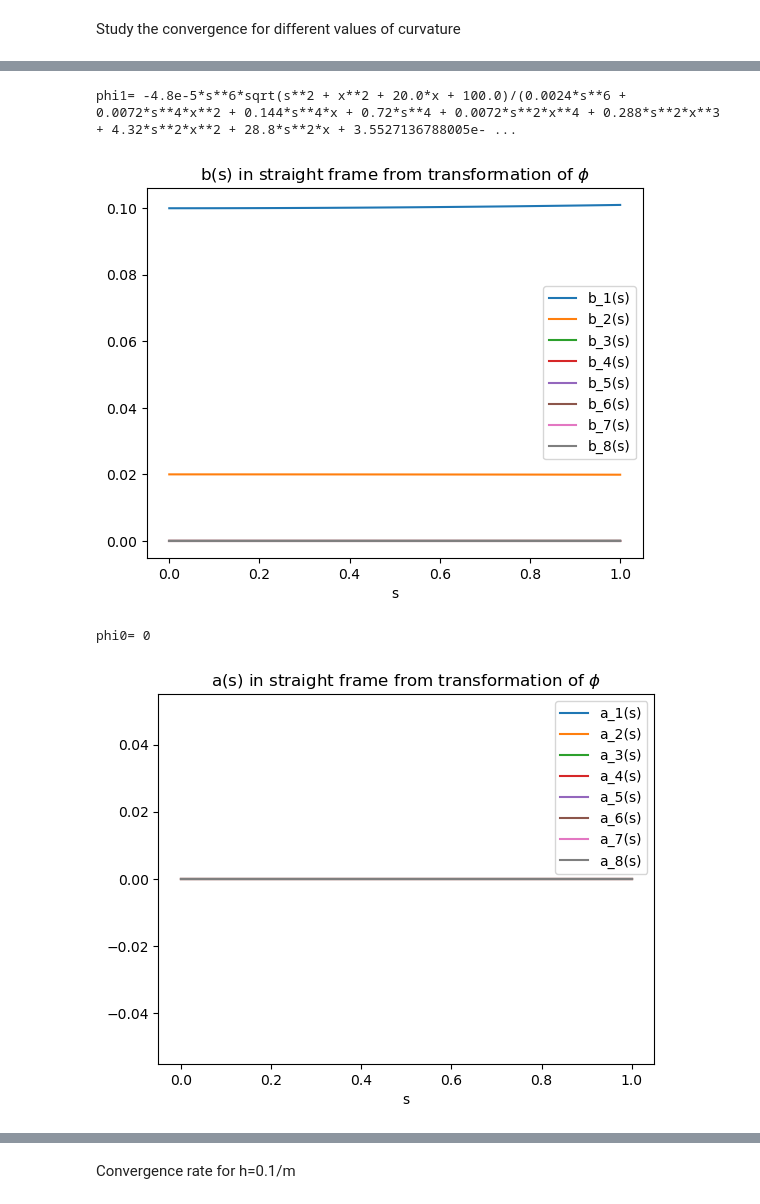
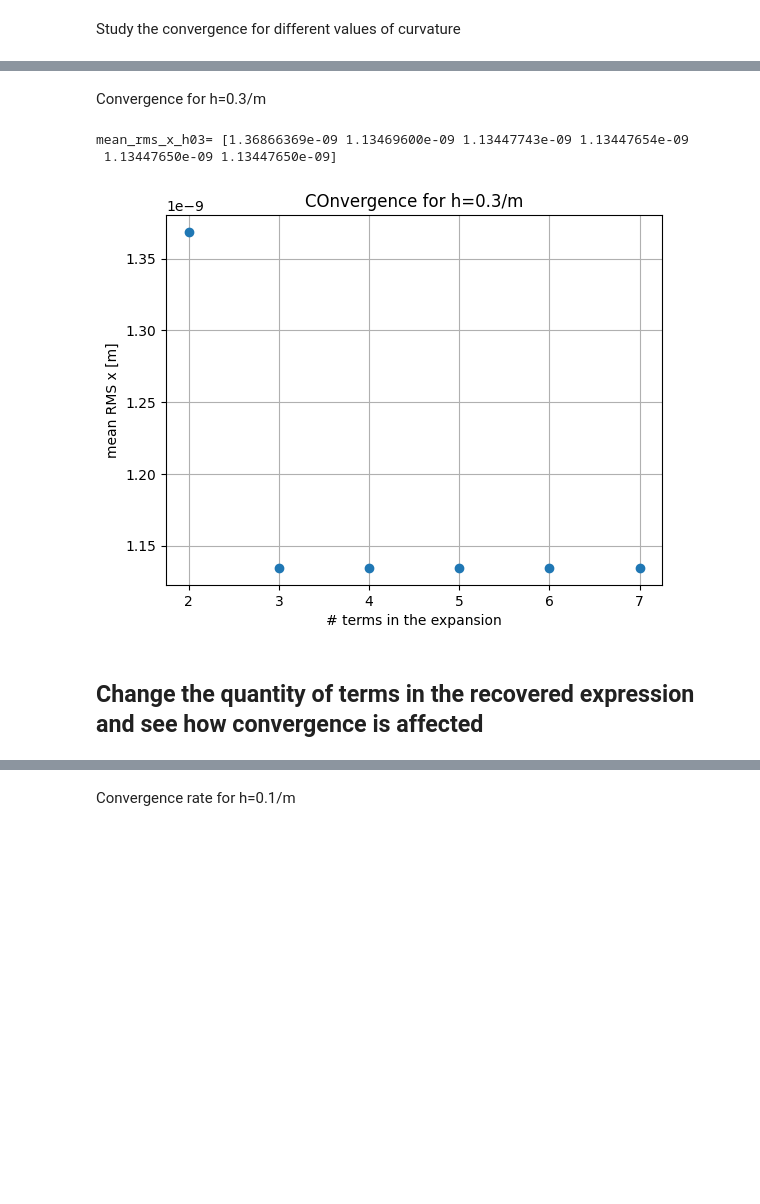
Before and after one commit to marcoliniF/bpmeth, a Jupyter notebook: preliminaryTrials/6.2convergenceChanging_h.ipynb, the cells around one changed output, grey strips where cells are left out. Cells and saved outputs as stored; diff of their text form; code cells hidden in the pictures; blank space fills up the shorter version.

```diff
--- a/preliminaryTrials/6.2convergenceChanging_h.ipynb
+++ b/preliminaryTrials/6.2convergenceChanging_h.ipynb
@@ -77,5 +461,24 @@ Bx straight frame:  -16.6666666666667*(0.0002*y**3*sqrt(s**2 + (x + 10.0)**2)*(9
+# %% [markdown]
+Convergence for h=0.3/m
+# %%
+mean_rms_x_h03=df_conv["mean_rms_x"].values
+print("mean_rms_x_h03=",mean_rms_x_h03)
+# %% [output]
+mean_rms_x_h03= [1.36866369e-09 1.13469600e-09 1.13447743e-09 1.13447654e-09
+ 1.13447650e-09 1.13447650e-09]
+# %%
+plt.plot(df_conv["maxordx"], mean_rms_x_h03, "o", label=r"$\Delta x_{\mathrm{exit}}$")
+plt.title('COnvergence for h='+str(h)+'/m')
+plt.xlabel('# terms in the expansion')
+plt.grid(True)
+plt.ylabel('mean RMS x [m]')
+plt.show()
+# %% [output]
+[figure, added]
+# %% [markdown]
+## Change the quantity of terms in the recovered expression and see how convergence is affected
 # %%
-maxordx=7
+maxordx=4
 x, y, s = sp.symbols('x y s', real=True)
 ns=101
 phi_straight_exp = sp.expand(phi_straight)
@@ -168,9 +571,4 @@ plt.legend()
 plt.title("a(s) in straight frame from transformation of $\phi$")
 plt.xlabel("s")
 plt.show()
-# %% [output]
-phi1= -4.8e-5*s**6*sqrt(s**2 + x**2 + 20.0*x + 100.0)/(0.0024*s**6 + 0.0072*s**4*x**2 + 0.144*s**4*x + 0.72*s**4 + 0.0072*s**2*x**4 + 0.288*s**2*x**3 + 4.32*s**2*x**2 + 28.8*s**2*x + 3.5527136788005e- ...
-[figure, removed]
-phi0= 0
-[figure, removed]
 # %%
```
Also changed, not shown: parts of 21 cells of this notebook.
